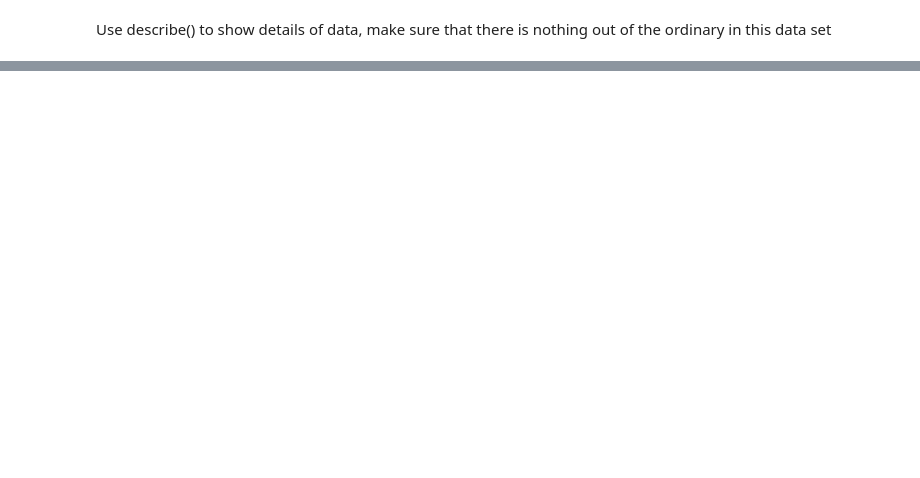
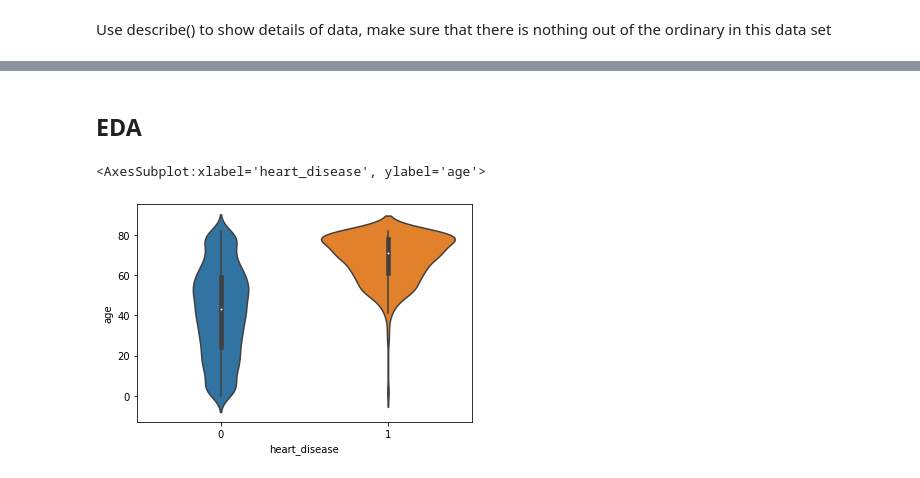
Before and after one commit to Vu-Viet-Phong/Introduction-to-Data-Mining, a Jupyter notebook: preprocessing.ipynb, the cells around one changed output, grey strips where cells are left out. Drawn from its saved outputs; the diff is of its cells as text; code cells hidden in the pictures; blank space fills up the shorter version.

```diff
--- a/preprocessing.ipynb
+++ b/preprocessing.ipynb
@@ -95 +113,8 @@ df.describe()
 | max | 72940.000000 | 82.000000 | 1.000000 | 1.000000 | 271.740000 | 97.600000 | 1.000000 |
+# %% [markdown]
+## EDA
+# %%
+sns.violinplot(data=stroke, x='heart_disease', y='age')
+# %% [output]
+<AxesSubplot:xlabel='heart_disease', ylabel='age'>
+[figure, added]
```
Also changed, not shown: parts of 36 cells of this notebook.
